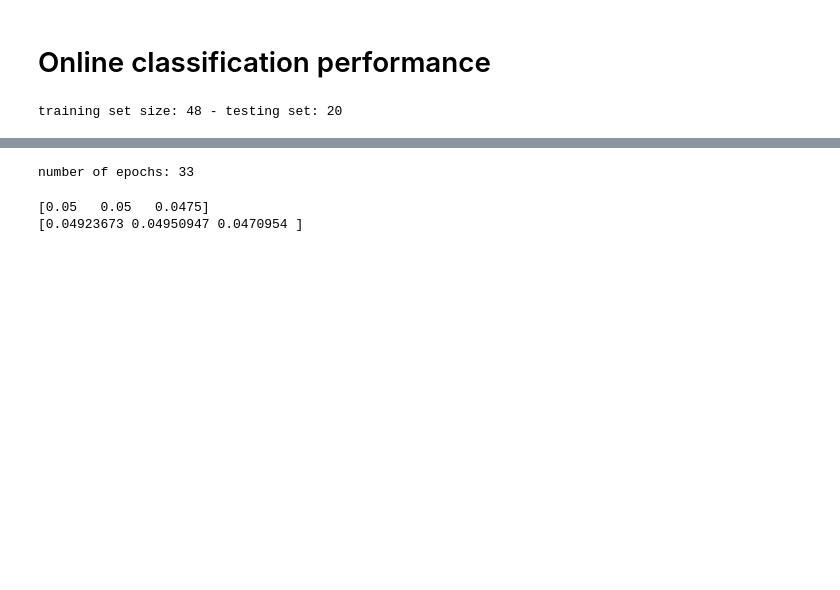
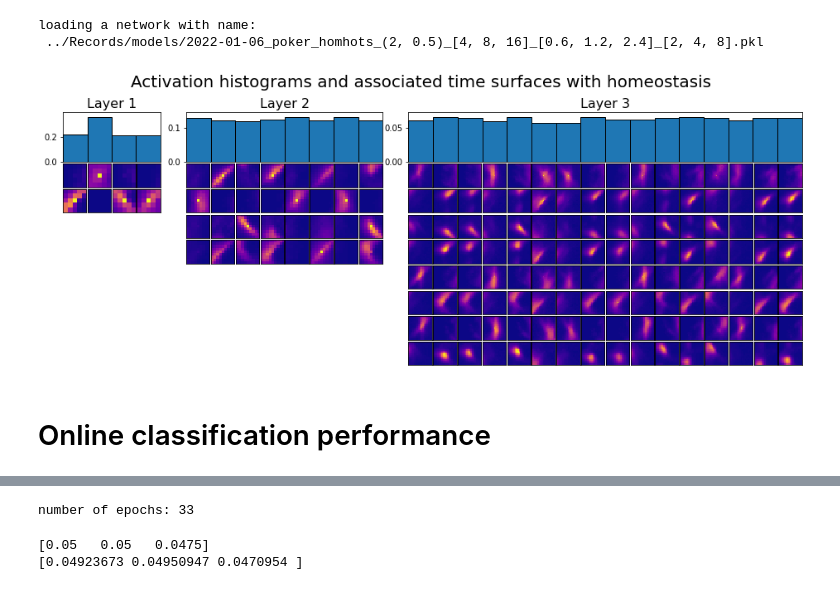
Before and after one commit to AntoineGrimaldi/HOTS, a Jupyter notebook: notebooks/RESULTS_02_PokerDVS.ipynb, the cells around one changed output, grey strips where cells are left out. Saved outputs shown, nothing was run; the diff lists cells and outputs as text; code cells hidden in the pictures; blank space fills up the shorter version.

```diff
--- a/notebooks/RESULTS_02_PokerDVS.ipynb
+++ b/notebooks/RESULTS_02_PokerDVS.ipynb
@@ -185,2 +46,18 @@ printfig(fig, 'poker_histo.pdf')
+# %%
+#for poker DVS
+sensor_size = trainset.sensor_size
+name = 'homhots'
+tau = (0.3*2,0.3*4,0.3*8)
+homeo = (2,.5)
+timestr = '2022-01-06_poker'
+# %%
+hots = network(name = name, tau = tau, homeo = homeo, timestr = timestr, camsize=(sensor_size[0], sensor_size[1]))
+loader = get_loader(trainset)
+hots.running(loader, trainset.ordering, trainset.classes, learn=True, train=True)
+hots.plotlayer();
+# %% [output]
+loading a network with name:
+ ../Records/models/2022-01-06_poker_homhots_(2, 0.5)_[4, 8, 16]_[0.6, 1.2, 2.4]_[2, 4, 8].pkl
+[figure, added]
 # %% [markdown]
 # Online classification performance
@@ -189,27 +63,0 @@ from Tools import fit_data, predict_data, classification_results
-# %%
-sigma = None
-pooling = False
-homeinv = False
-jitonic = [None,None] #[temporal, spatial]
-jitter = False
-R = 2
-tau = 0.07
-nbclust = [4,8,16]
-filt = 2
-
-timestr = '2021-03-28'
-record_path = '../Records/EXP_05_POKERDVS/'
-dataset = 'poker'
-nb_test = 20
-nb_train = 48
-ds = 1
-
-nb_test = nb_test//ds
-nb_train = nb_train//ds
-print(f'training set size: {nb_train} - testing set: {nb_test}')
-
-kNN = 3
-
-verbose = False
-# %% [output]
-training set size: 48 - testing set: 20
```
Also changed, not shown: parts of 18 cells of this notebook, 3 other files.
